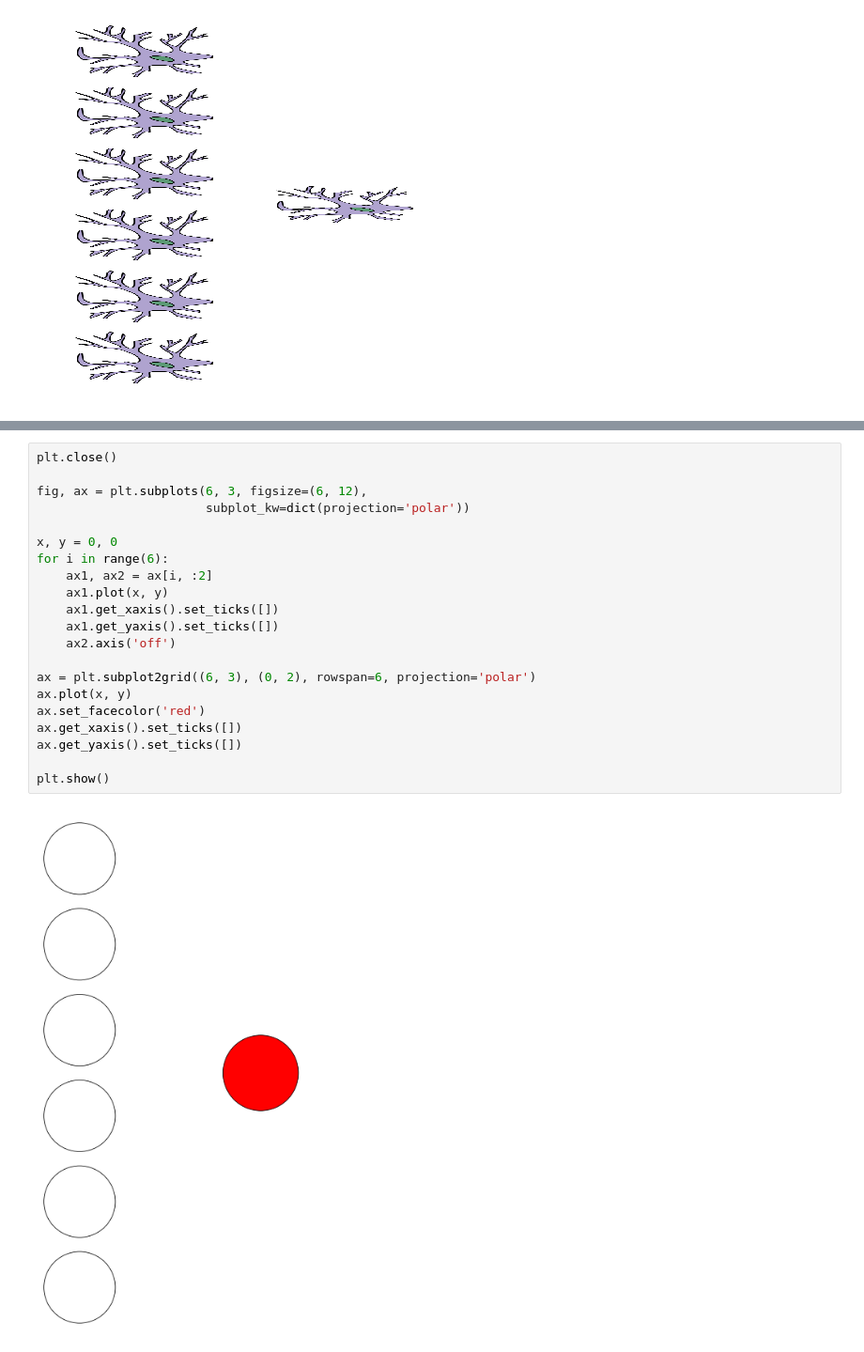
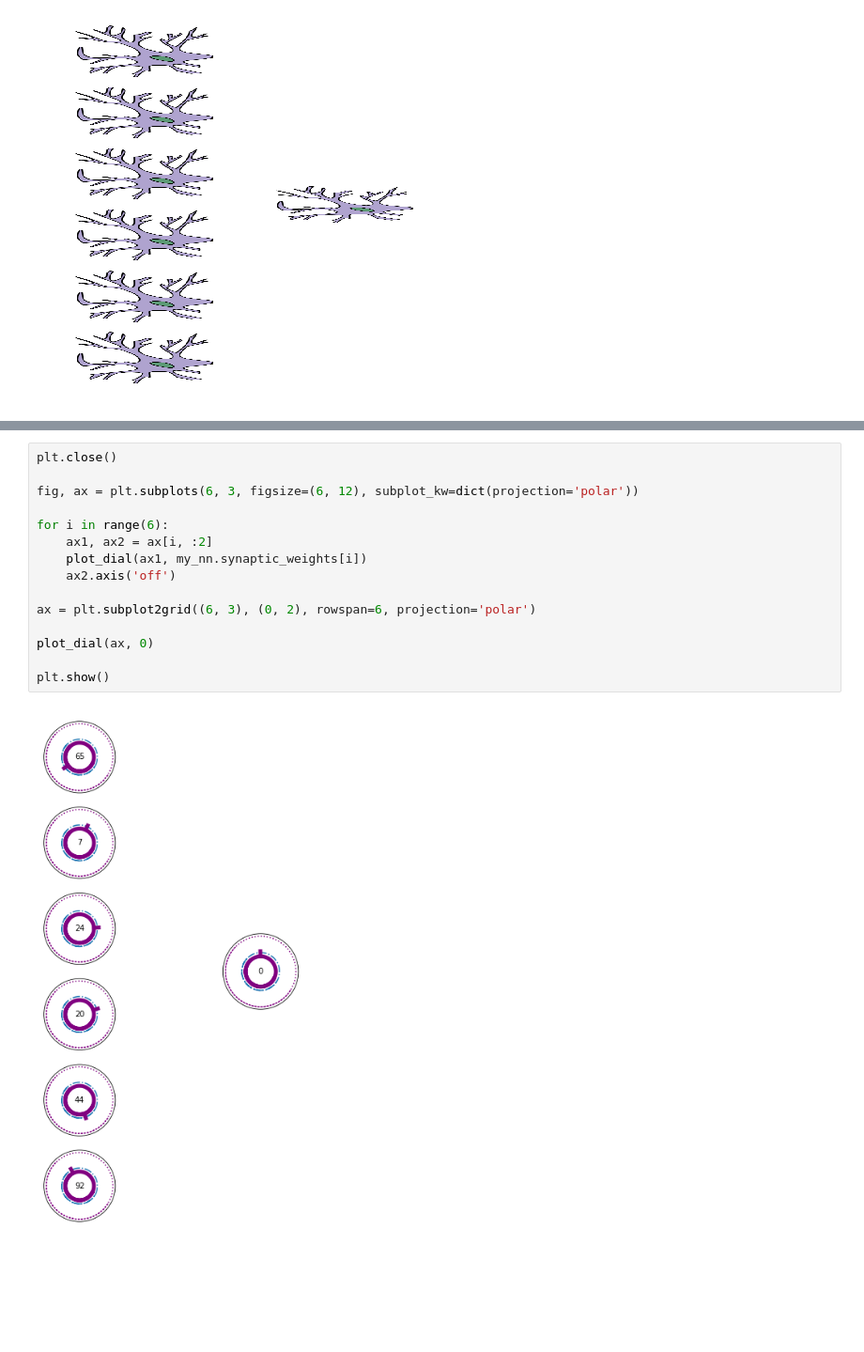
Before and after one commit to ramseydsilva/ml-presentation, a Jupyter notebook: How to Spot a Bear.ipynb, the cells around one changed output, grey strips where cells are left out. Shown at 94% size. Cells and saved outputs as stored; diff of their text form; blank space fills up the shorter version.

Commit message:
Add dial to neural network

```diff
--- a/How to Spot a Bear.ipynb
+++ b/How to Spot a Bear.ipynb
@@ -277,23 +321,17 @@ plt.show()
 # %%
 plt.close()
 
-fig, ax = plt.subplots(6, 3, figsize=(6, 12),
-                       subplot_kw=dict(projection='polar'))
+fig, ax = plt.subplots(6, 3, figsize=(6, 12), subplot_kw=dict(projection='polar'))
 
-x, y = 0, 0
 for i in range(6):
     ax1, ax2 = ax[i, :2]
-    ax1.plot(x, y)
-    ax1.get_xaxis().set_ticks([])
-    ax1.get_yaxis().set_ticks([])
+    plot_dial(ax1, my_nn.synaptic_weights[i])
     ax2.axis('off')
 
 ax = plt.subplot2grid((6, 3), (0, 2), rowspan=6, projection='polar')
-ax.plot(x, y)
-ax.set_facecolor('red')
-ax.get_xaxis().set_ticks([])
-ax.get_yaxis().set_ticks([])
+
+plot_dial(ax, 0)
 
 plt.show()
 # %% [output]
-[figure, old version]
+[figure, new version]
```
Also changed, not shown: parts of 21 cells of this notebook, 5 other files.
